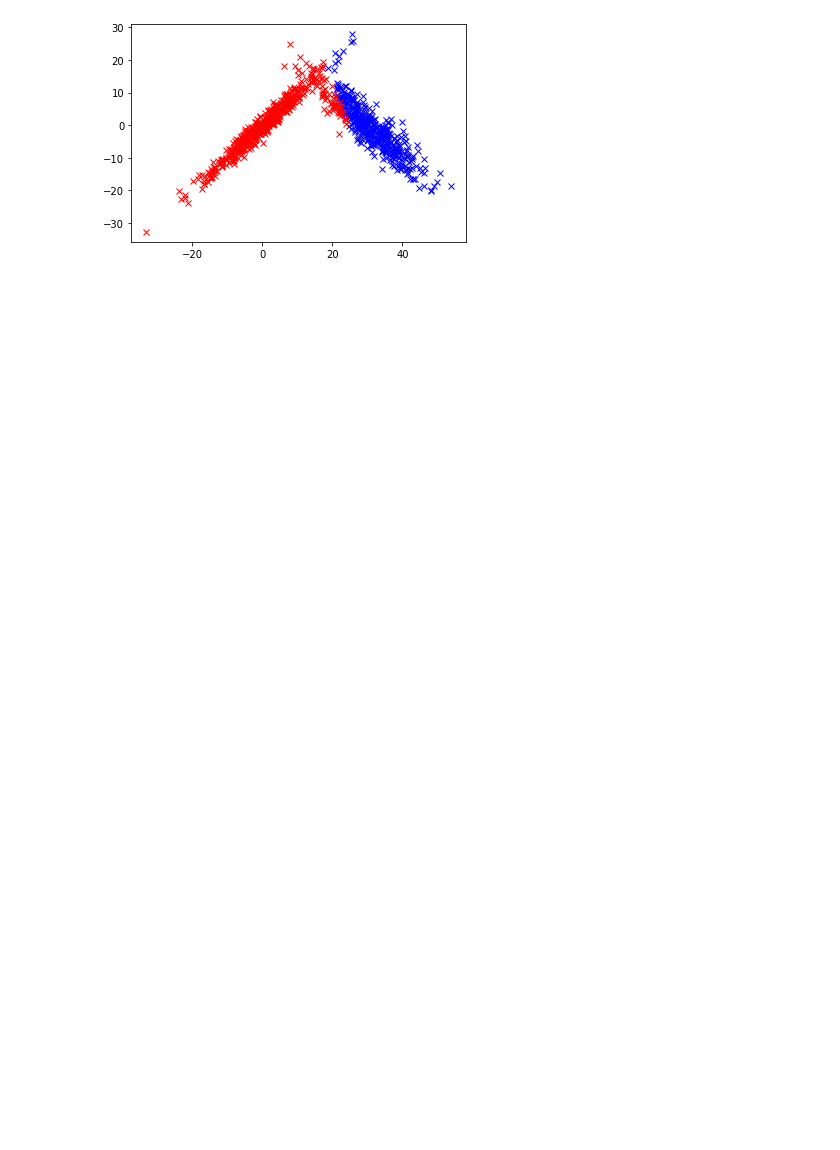
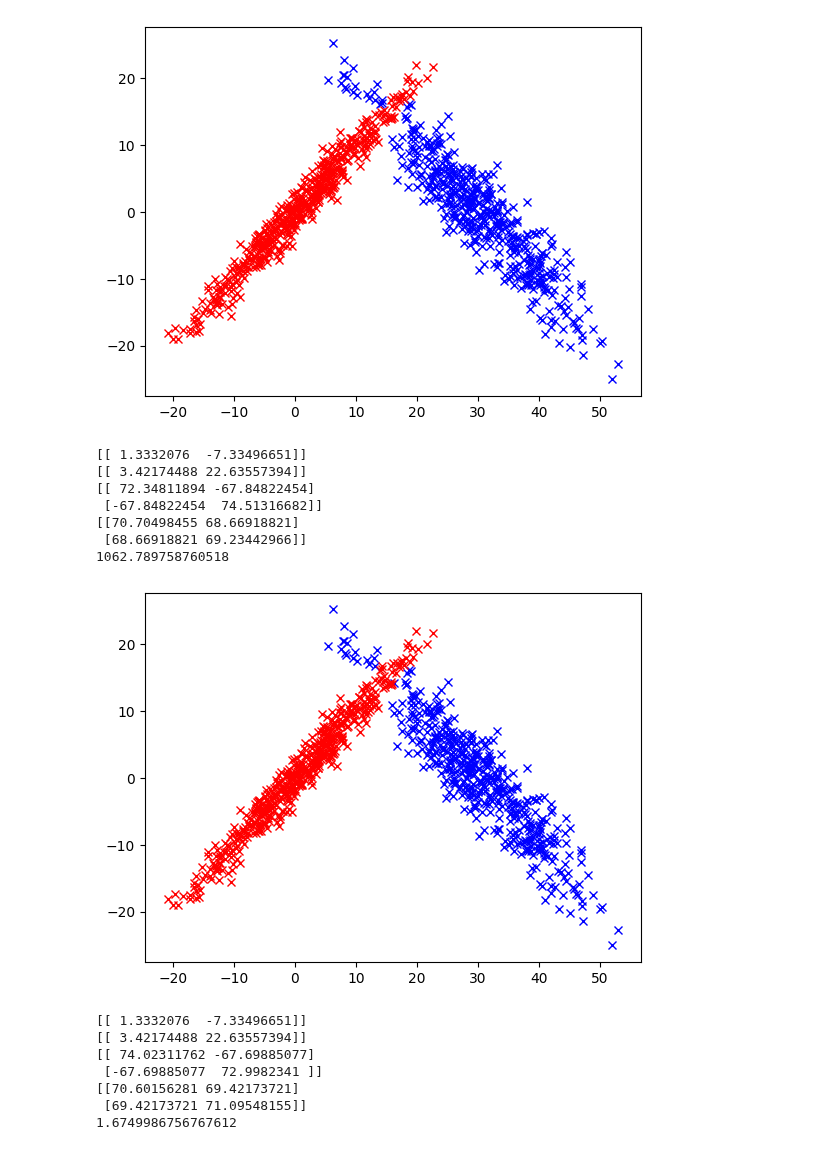
Before and after one commit to eduardozurek/ia, a Jupyter notebook: _005_clustering/05a_Gaussian_Mixtures.ipynb, the cells around one changed output. Drawn from its saved outputs; the diff is of its cells as text; code cells hidden in the pictures; blank space fills up the shorter version.

```diff
--- a/_005_clustering/05a_Gaussian_Mixtures.ipynb
+++ b/_005_clustering/05a_Gaussian_Mixtures.ipynb
@@ -36,13 +57,0 @@ plt.show()
-# %%
-d1 = np.array([x1,y1])
-cov1 = np.cov(d1)
-newc1 = [np.mean(x1),np.mean(y1)]
-newx1, newy1 = np.random.multivariate_normal(newc1, cov1, 500).T
-d2 = np.array([x2,y2])
-cov2 = np.cov(d2)
-newc2 = [np.mean(x2),np.mean(y2)]
-newx2, newy2 = np.random.multivariate_normal(newc2, cov2, 500).T
-plt.plot(newx1, newy1, 'xb')
-plt.plot(newx2, newy2, 'x')
-plt.axis('equal')
-plt.show()
@@ -58,7 +72,10 @@ ma_t = np.max([ma_x,ma_y])
 xc = np.random.rand(1,2)*(ma_x-mi_x)+mi_x
 yc = np.random.rand(1,2)*(ma_y-mi_y)+mi_y
 cov1 = np.random.rand(2,2)*(ma_t-mi_t)+mi_t
+cov1 = cov1.dot(cov1.T)
 cov2 = np.random.rand(2,2)*(ma_t-mi_t)+mi_t
+cov2 = cov2.dot(cov2.T)
+delta = 100
 print(xc)
 print(yc)
 print(cov1)
@@ -73,15 +95,46 @@ print(cov2)
 # %%
-from scipy.stats import multivariate_normal
-cov1 = np.matrix([[1,0],[0,1]])
-cov2 = np.matrix([[1,0],[0,1]])
-p1 = multivariate_normal.pdf(datos,[xc[0][0],yc[0][0]], cov1)
-p2 = multivariate_normal.pdf(datos,[xc[0][1],yc[0][1]], cov2)
-i1 = p1 > p2
-i2 = ~i1
-d1 = datos[i1,:]
-d2 = datos[i2,:]
-plt.plot(d1[:,0],d1[:,1], 'xb')
-plt.plot(d2[:,0],d2[:,1], 'xr')
-plt.show()
+while delta > 0.01:
+  xc1a = xc1
+  xc2a = xc2
+  yc1a = yc1
+  yc2a = yc2
+  cov1a = cov1
+  cov2a = cov2
+  cov1 = np.cov(d1.T)
+  cov2 = np.cov(d2.T)
+  xc1 = np.mean(d1[:,0])
+  yc1 = np.mean(d1[:,1])
+  xc2 = np.mean(d2[:,0])
+  yc2 = np.mean(d2[:,1])
+  p1 = multivariate_normal.pdf(datos,[xc1,yc1], cov1)
+  p2 = multivariate_normal.pdf(datos,[xc2,yc2], cov2)
+  i1 = p1 > p2
+  i2 = ~i1
+  d1 = datos[i1,:]
+  d2 = datos[i2,:]
+  plt.plot(d1[:,0],d1[:,1], 'xb')
+  plt.plot(d2[:,0],d2[:,1], 'xr')
+  plt.show()
+  print(xc)
+  print(yc)
+  print(cov1)
+  print(cov2)
+  delta = np.max([np.max(np.abs(cov1-cov1a)),np.abs(xc1-xc1a),np.abs(yc1-yc1a),np.abs(xc2-xc2a),np.abs(yc2-yc2a)])
+  print(delta)
 # %% [output]
-[figure, old version]
+[figure, new version]
+[[ 1.3332076  -7.33496651]]
+[[ 3.42174488 22.63557394]]
+[[ 72.34811894 -67.84822454]
+ [-67.84822454  74.51316682]]
+[[70.70498455 68.66918821]
+ [68.66918821 69.23442966]]
+1062.789758760518
+[figure, added]
+[[ 1.3332076  -7.33496651]]
+[[ 3.42174488 22.63557394]]
+[[ 74.02311762 -67.69885077]
+ [-67.69885077  72.9982341 ]]
+[[70.60156281 69.42173721]
+ [69.42173721 71.09548155]]
+1.6749986756767612
```
Also changed, not shown: parts of 14 cells of this notebook.
